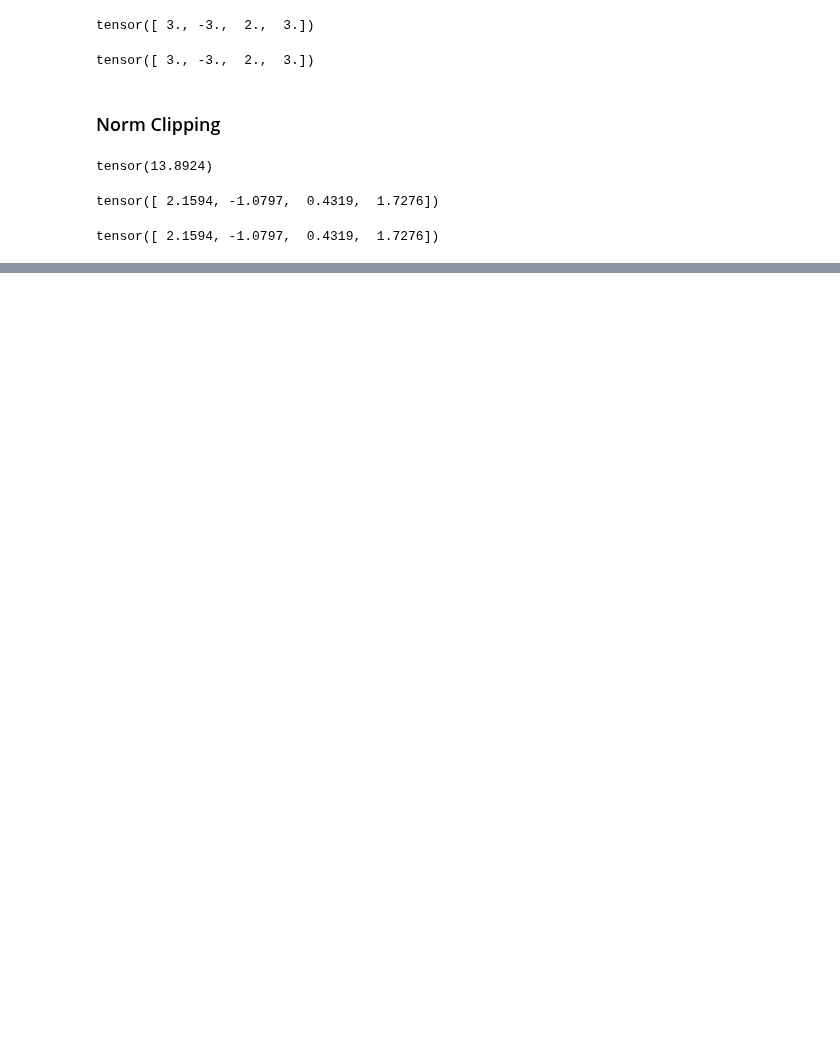
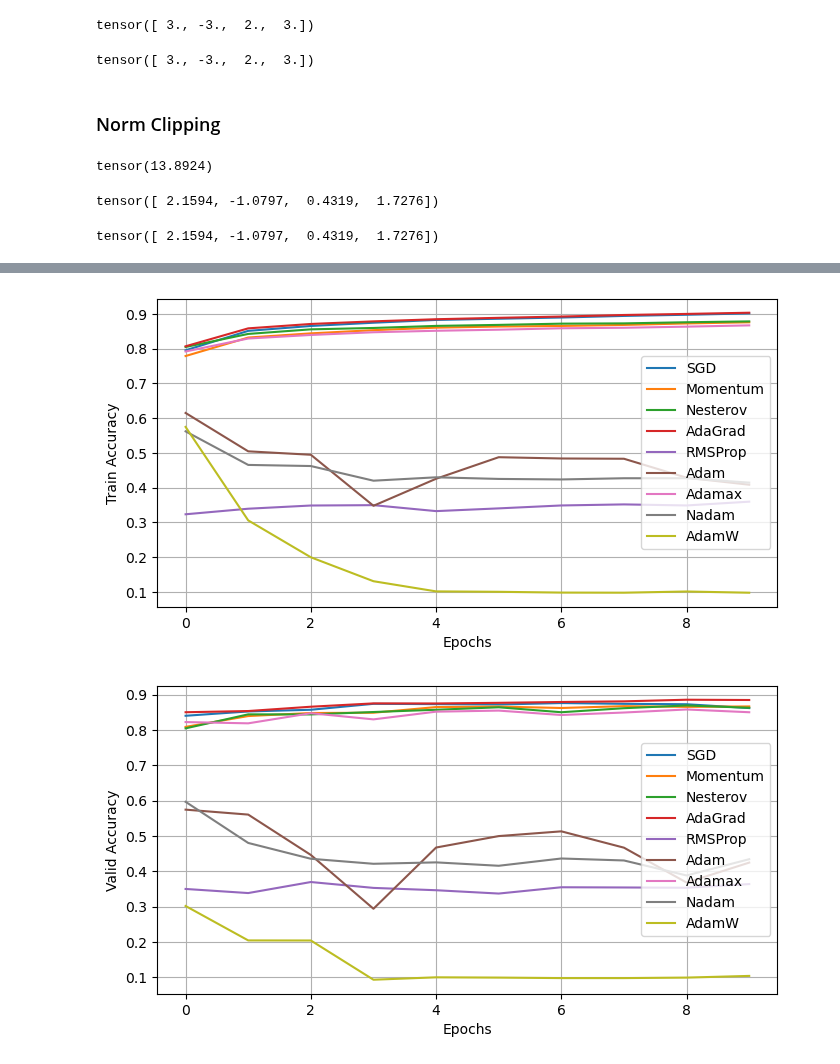
Before and after one commit to ShindeShivam/Machine-Learning, a Jupyter notebook: Deep-Learning-with-Pytorch/2.Training-Deep-Neural-Network/training_deep_neural_nets.ipynb, the cells around one changed output, grey strips where cells are left out. Drawn from its saved outputs; the diff is of its cells as text; code cells hidden in the pictures; blank space fills up the shorter version.

Commit message:
faster optimizers

```diff
--- a/Deep-Learning-with-Pytorch/2.Training-Deep-Neural-Network/training_deep_neural_nets.ipynb
+++ b/Deep-Learning-with-Pytorch/2.Training-Deep-Neural-Network/training_deep_neural_nets.ipynb
@@ -277,0 +472,4 @@ tensor([ 2.1594, -1.0797,  0.4319,  1.7276])
+# %%
+model = build_model()
+optimizer = torch.optim.Adam(model.parameters(),lr=0.05, betas=(0.9,0.999))
+history_adam, acc_adam = test_optimizer(model, optimizer)
@@ -277,0 +489,4 @@ tensor([ 2.1594, -1.0797,  0.4319,  1.7276])
+# %%
+model = build_model()
+optimizer = torch.optim.Adamax(model.parameters(),lr=0.05, betas=(0.9,0.999))
+history_adamax , acc_adamax = test_optimizer(model, optimizer)
@@ -277,0 +506,4 @@ tensor([ 2.1594, -1.0797,  0.4319,  1.7276])
+# %%
+model = build_model()
+optimizer = torch.optim.NAdam(model.parameters(),lr=0.05, betas=(0.9,0.99))
+history_nadam , acc_nadam = test_optimizer(model, optimizer)
@@ -277,0 +523,5 @@ tensor([ 2.1594, -1.0797,  0.4319,  1.7276])
+# %%
+model = build_model()
+optimizer = torch.optim.AdamW(model.parameters(),lr=0.05, betas=(0.9,0.999),
+                             weight_decay=1e-5)
+history_adamw, acc_adamw = test_optimizer(model, optimizer)
@@ -277,0 +539,17 @@ tensor([ 2.1594, -1.0797,  0.4319,  1.7276])
+# %%
+for plot in ("train_metrics","valid_metrics"):
+    plt.figure(figsize=(8, 4))
+    opt_names = "SGD Momentum Nesterov AdaGrad RMSProp Adam Adamax Nadam AdamW"
+    for history, opt_name in zip(
+        (history_sgd, history_momentum, history_nesterov, history_adagrad,
+         history_rmsprop, history_adam, history_adamax, history_nadam,
+         history_adamw),opt_names.split()):
+        plt.plot(history[plot], label=opt_name)
+    plt.grid()
+    plt.xlabel("Epochs")
+    plt.ylabel({"train_metrics":"Train Accuracy","valid_metrics":"Valid Accuracy"}[plot])
+    plt.legend()
+    plt.show()
+# %% [output]
+[figure, added]
+[figure, added]
```
Also changed, not shown: parts of 26 cells of this notebook.
